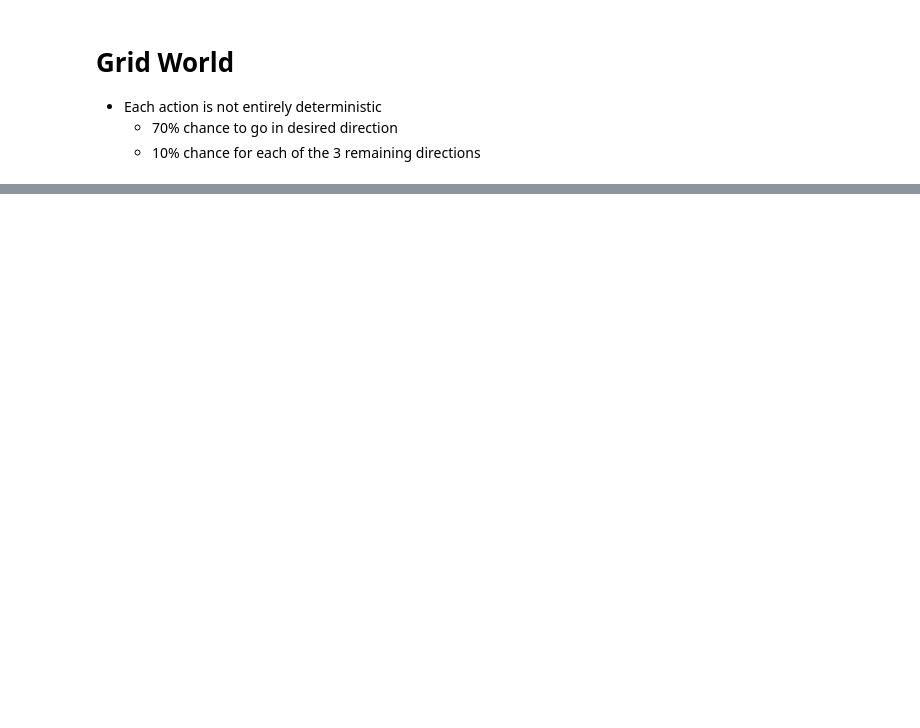
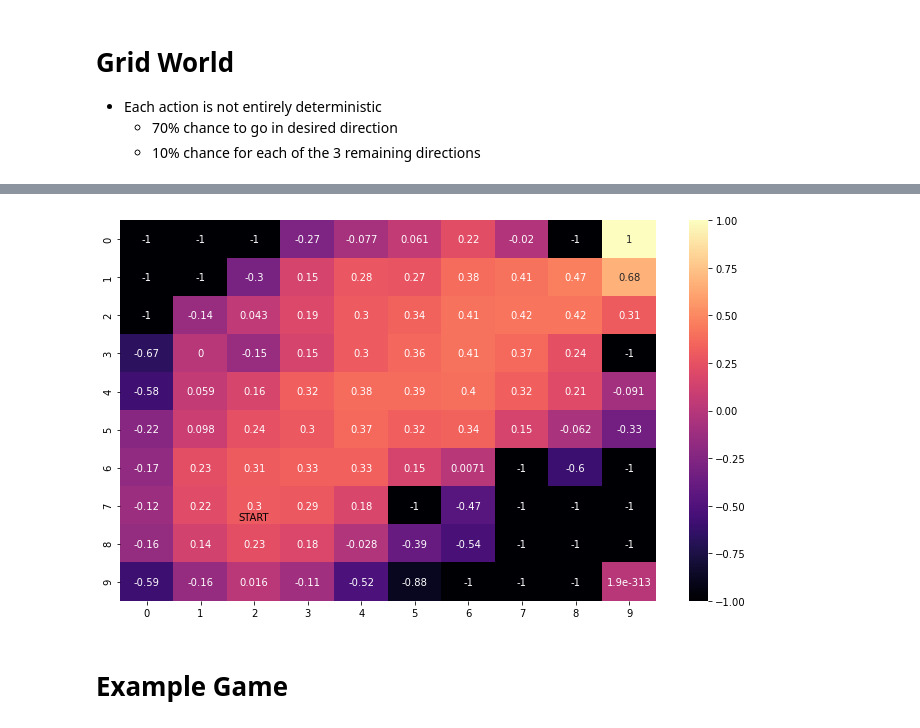
Before and after one commit to WhiffleFish/Grid, a Jupyter notebook: GridWorld.ipynb, the cells around one changed output, grey strips where cells are left out. Saved outputs shown, nothing was run; the diff lists cells and outputs as text; code cells hidden in the pictures; blank space fills up the shorter version.

```diff
--- a/GridWorld.ipynb
+++ b/GridWorld.ipynb
@@ -127,0 +18,13 @@ Final Score: 0
+# %%
+%run Classes.py
+agent = gridAgent(5, random_state=42)
+agent.play(4000)
+# %%
+plt.figure(figsize=(12,7))
+sns.heatmap(agent.exp_grid, cmap='magma', annot=True)
+plt.text(agent.path[0][1]+0.5,agent.path[0][0]-0.2,'START',verticalalignment='center',horizontalalignment='center')
+plt.show()
+# %% [output]
+[figure, added]
+# %% [markdown]
+# Example Game
```
Also changed, not shown: parts of 6 cells of this notebook.
